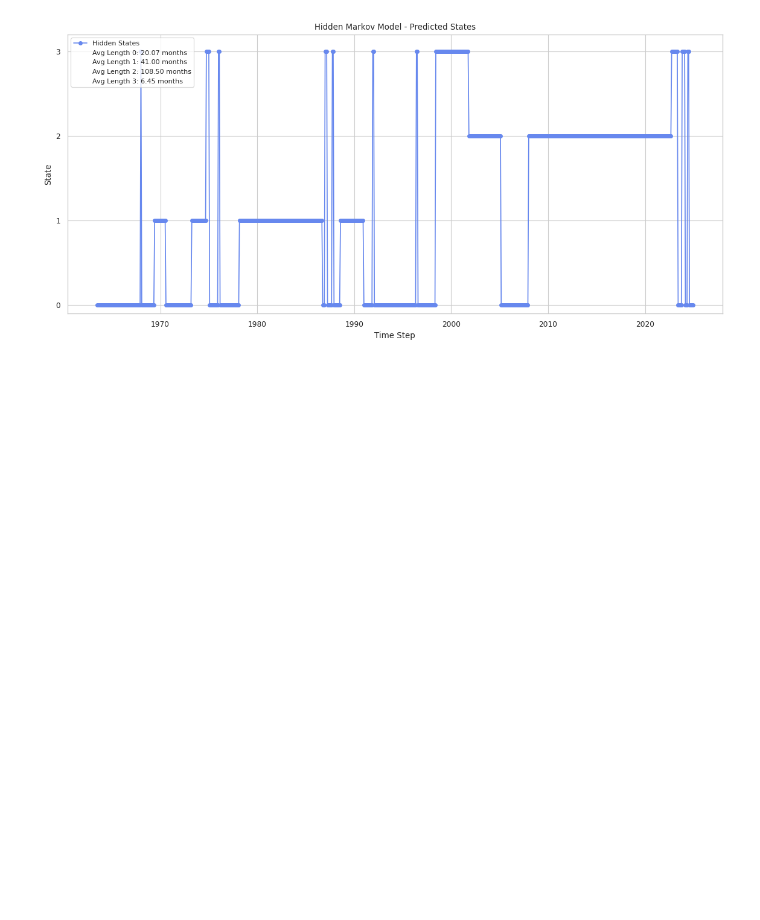
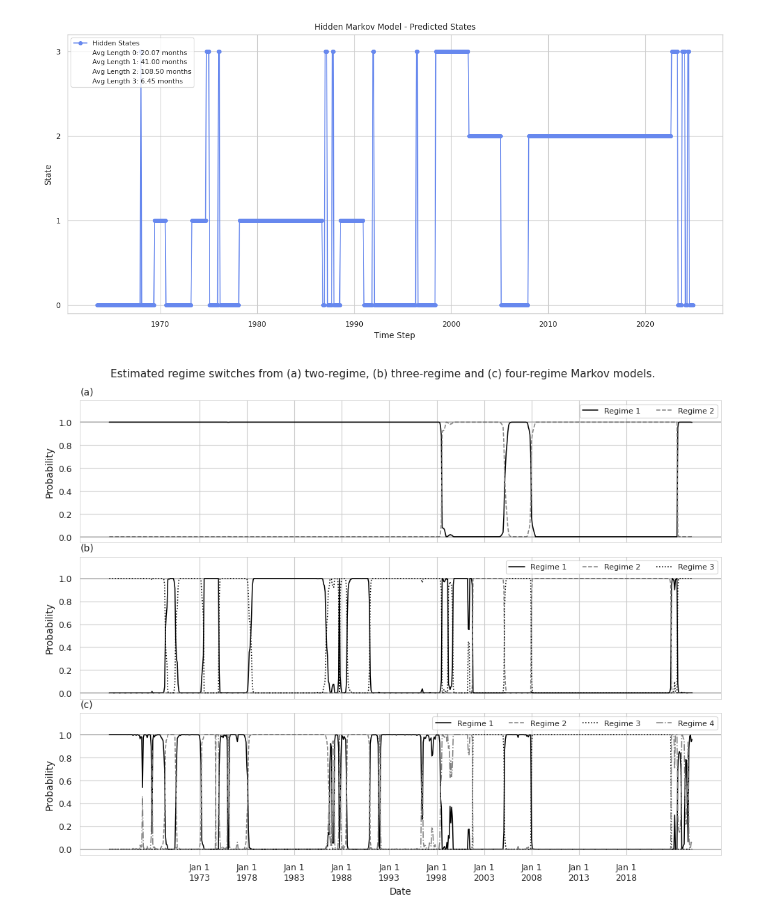
Before and after one commit to evucelic/HMM-Market-Regime-Estimation, a Jupyter notebook: fama_french_HMM.ipynb, the cells around one changed output. Cells and saved outputs as stored; diff of their text form; code cells hidden in the pictures; blank space fills up the shorter version.

Commit message:
Add probabilistic regime switching graph

```diff
--- a/fama_french_HMM.ipynb
+++ b/fama_french_HMM.ipynb
@@ -291,3 +291,71 @@ plt.grid(True)
 plt.show()
 # %% [output]
 [figure]
+# %%
+model_2_states = GaussianHMM(
+    n_components=2, n_iter=10000, tol=1e-4, covariance_type="full", random_state=rs
+)
+model_2_states.fit(X, lengths=len(X))
+
+model_3_states = GaussianHMM(
+    n_components=3, n_iter=10000, tol=1e-4, covariance_type="full", random_state=rs
+)
+model_3_states.fit(X, lengths=len(X))
+# %%
+state_probs_2 = model_2_states.predict_proba(X, lengths=len(X))
+state_probs_3 = model_3_states.predict_proba(X, lengths=len(X))
+state_probs_4 = h.predict_proba(X, lengths=len(X))
+# %%
+fig, axes = plt.subplots(3, 1, figsize=(10, 8), sharex=True)
+fig.text(0.5, 0.95, 'Estimated regime switches from (a) two-regime, (b) three-regime and (c) four-regime Markov models.',
+         ha='center', fontsize=11)
+
+line_styles = ['-', '--', ':', '-.']
+colors = ['black', 'gray', 'black', 'gray']
+
+titles = ['(a)', '(b)', '(c)']
+probs = [state_probs_2, state_probs_3, state_probs_4]
+n_regimes = [2, 3, 4]
+
+for i, (ax, prob, n_regime) in enumerate(zip(axes, probs, n_regimes)):
+    ax.set_title(titles[i], loc='left', fontsize=10)
+
+    for j in range(n_regime):
+        sns.lineplot(
+            x=data_fama_french.index,
+            y=prob[:, j],
+            ax=ax,
+            linestyle=line_styles[j % len(line_styles)],
+            color=colors[j % len(colors)],
+            linewidth=1.1,
+            label=f'Regime {j+1}'
+        )
+
+    ax.legend(loc='upper right', ncol=n_regime, frameon=True, fontsize="small")
+
+    ax.set_ylim(-0.05, 1.19)
+    ax.set_ylabel('Probability', fontsize=10)
+
+    ax.axhline(y=0, color='black', linestyle='-', alpha=0.2)
+    ax.axhline(y=1, color='black', linestyle='-', alpha=0.2)
+
+year_ticks = pd.date_range(start='1973-01-01', end='2018-01-01', freq='5YS')
+axes[2].set_xticks(year_ticks)
+axes[2].set_xticklabels([f'Jan 1\n{date.year}' for date in year_ticks])
+
+sns.despine()
+
+for ax in axes:
+    ax.spines['top'].set_visible(True)
+    ax.spines['right'].set_visible(True)
+    ax.spines['top'].set_linewidth(0.5)
+    ax.spines['right'].set_linewidth(0.5)
+    ax.spines['left'].set_linewidth(0.5)
+    ax.spines['bottom'].set_linewidth(0.5)
+
+plt.tight_layout(rect=[0, 0, 1, 0.95])
+plt.subplots_adjust(hspace=0.1)
+plt.savefig('regime_switches.png', dpi=300, bbox_inches='tight')
+plt.show()
+# %% [output]
+[figure, added]
```
Also changed, not shown: parts of 6 cells of this notebook, 1 other file.
